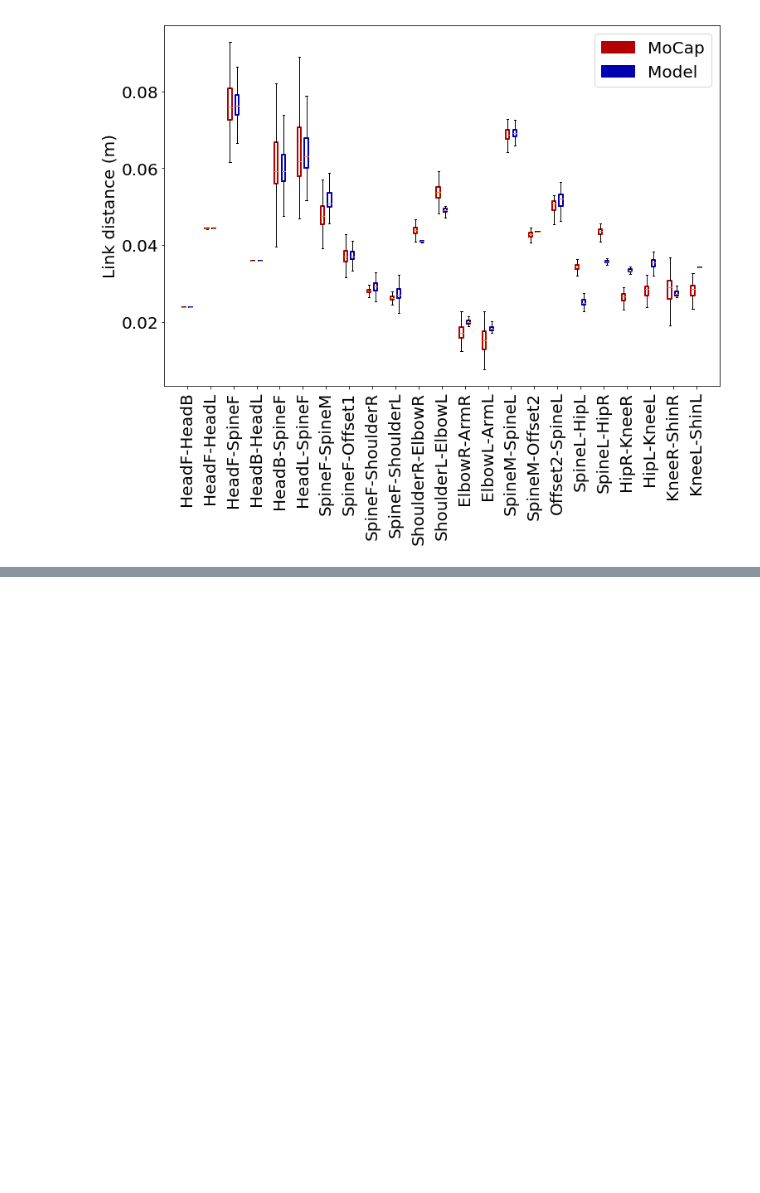
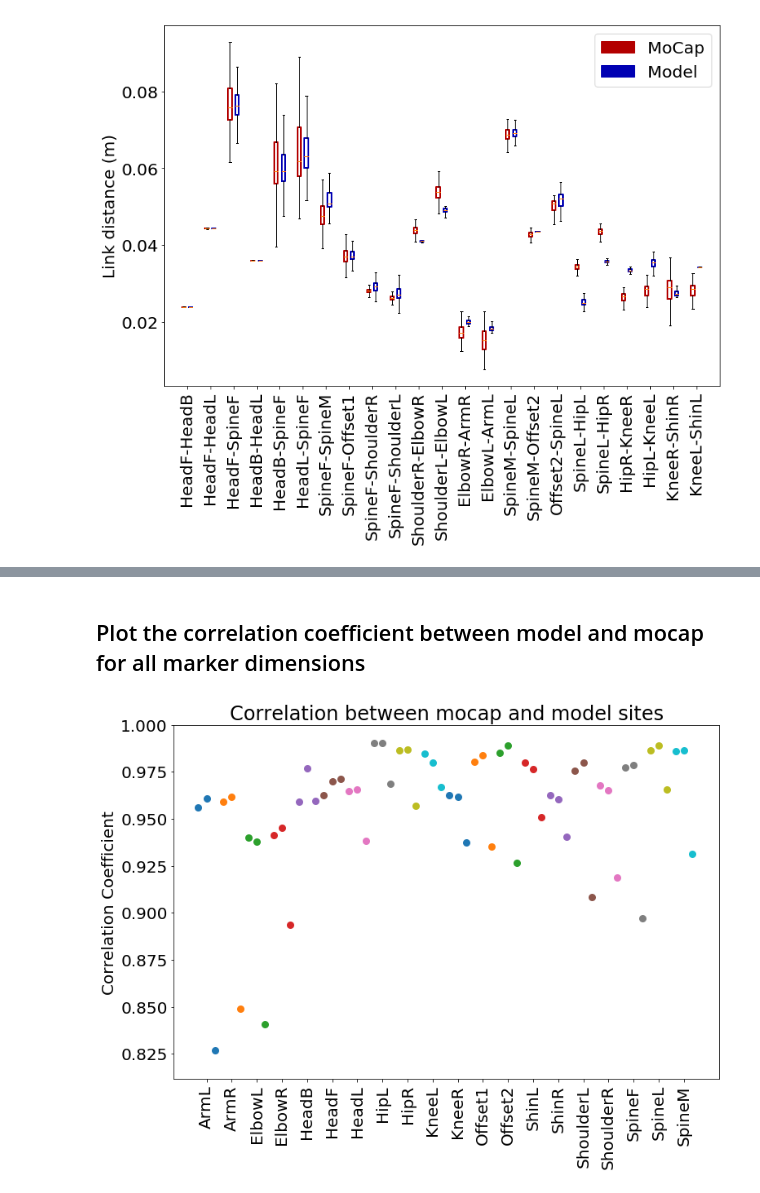
Before and after one commit to diegoaldarondo/stac, a Jupyter notebook: analysis/model_comparison/distance_metrics.ipynb, the cells around one changed output, grey strips where cells are left out. Drawn from its saved outputs; the diff is of its cells as text; code cells hidden in the pictures; blank space fills up the shorter version.

```diff
--- a/analysis/model_comparison/distance_metrics.ipynb
+++ b/analysis/model_comparison/distance_metrics.ipynb
@@ -213,0 +255,18 @@ l = plt.legend(handles=[red_patch, blue_patch])
+# %% [markdown]
+## Plot the correlation coefficient between model and mocap for all marker dimensions
+# %%
+fig, ax = plt.subplots(figsize=(12,8))
+n_comparisons = R.shape[0]
+split = int(n_comparisons/2)
+lower_left_quadrant = R[split:,:split]
+diagonal = np.diag(lower_left_quadrant)
+for i in range(int(len(diagonal)/3)):
+    xids = i*3 + np.array([0, 1, 2])
+    ax.scatter(xids, diagonal[xids], linewidth=3)
+
+ax.set_ylabel('Correlation Coefficient')
+ax.set_xticks(range(1,60,3))
+_ = ax.set_xticklabels(rats[0].mocap_names, rotation=90)
+_ = ax.set_title('Correlation between mocap and model sites')
+# %% [output]
+[figure, added]
```
Also changed, not shown: parts of 13 cells of this notebook, 12 other files.
